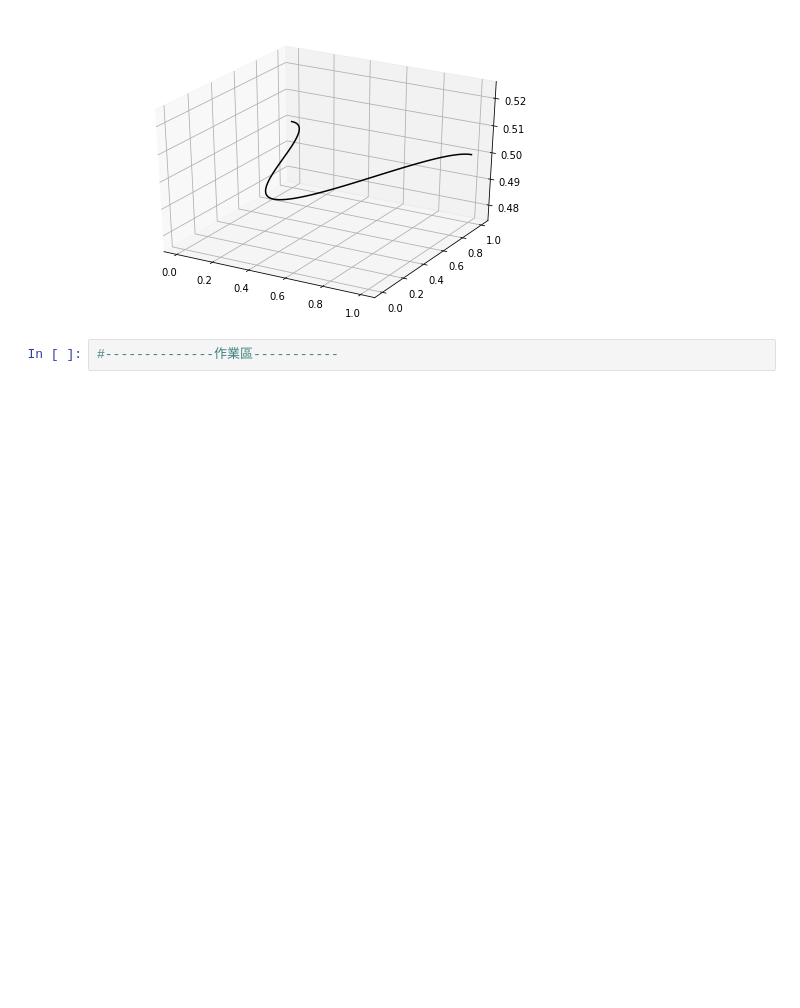
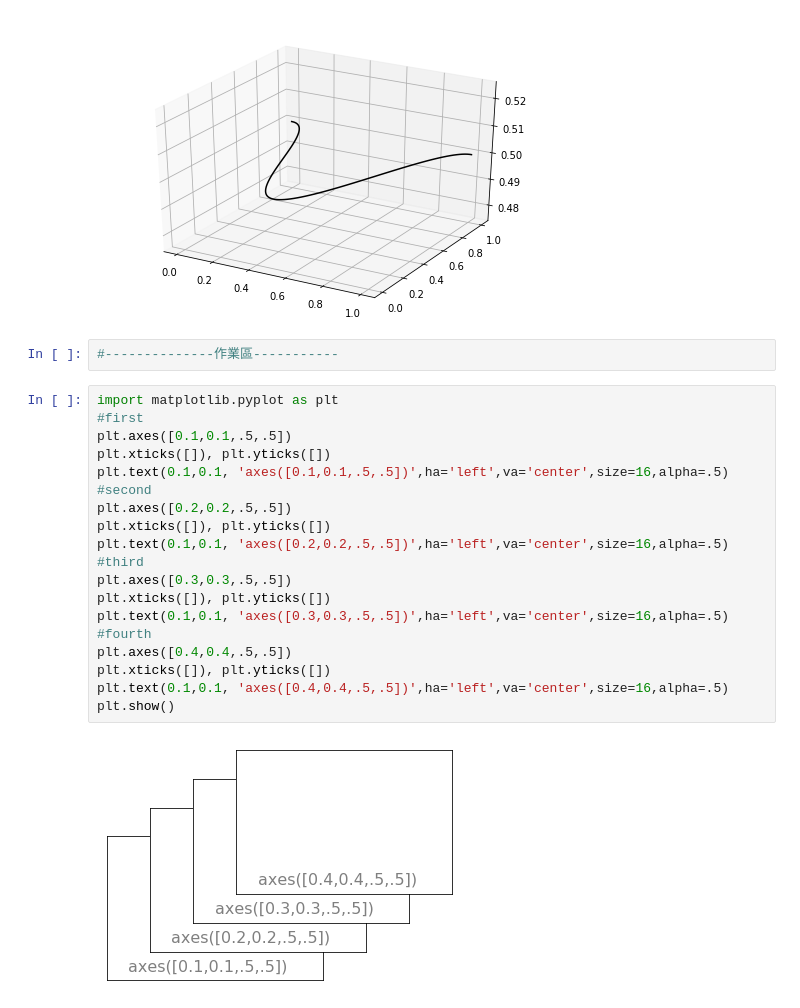
Before and after one commit to yao6899/ML100Days, a Jupyter notebook: homework/Day_019_HW.ipynb, the cells around one changed output. Saved outputs shown, nothing was run; the diff lists cells and outputs as text; blank space fills up the shorter version.

```diff
--- a/homework/Day_019_HW.ipynb
+++ b/homework/Day_019_HW.ipynb
@@ -78,3 +78,24 @@ ax.plot(x, y, zs = 0.5, zdir = 'z', color = 'black', label = 'curve in (x, y)')
 [figure]
 # %%
 #--------------作業區-----------
+# %%
+import matplotlib.pyplot as plt
+#first
+plt.axes([0.1,0.1,.5,.5])
+plt.xticks([]), plt.yticks([])
+plt.text(0.1,0.1, 'axes([0.1,0.1,.5,.5])',ha='left',va='center',size=16,alpha=.5)
+#second
+plt.axes([0.2,0.2,.5,.5])
+plt.xticks([]), plt.yticks([])
+plt.text(0.1,0.1, 'axes([0.2,0.2,.5,.5])',ha='left',va='center',size=16,alpha=.5)
+#third
+plt.axes([0.3,0.3,.5,.5])
+plt.xticks([]), plt.yticks([])
+plt.text(0.1,0.1, 'axes([0.3,0.3,.5,.5])',ha='left',va='center',size=16,alpha=.5)
+#fourth
+plt.axes([0.4,0.4,.5,.5])
+plt.xticks([]), plt.yticks([])
+plt.text(0.1,0.1, 'axes([0.4,0.4,.5,.5])',ha='left',va='center',size=16,alpha=.5)
+plt.show()
+# %% [output]
+[figure, added]
```
Also changed, not shown: parts of 2 cells of this notebook.
